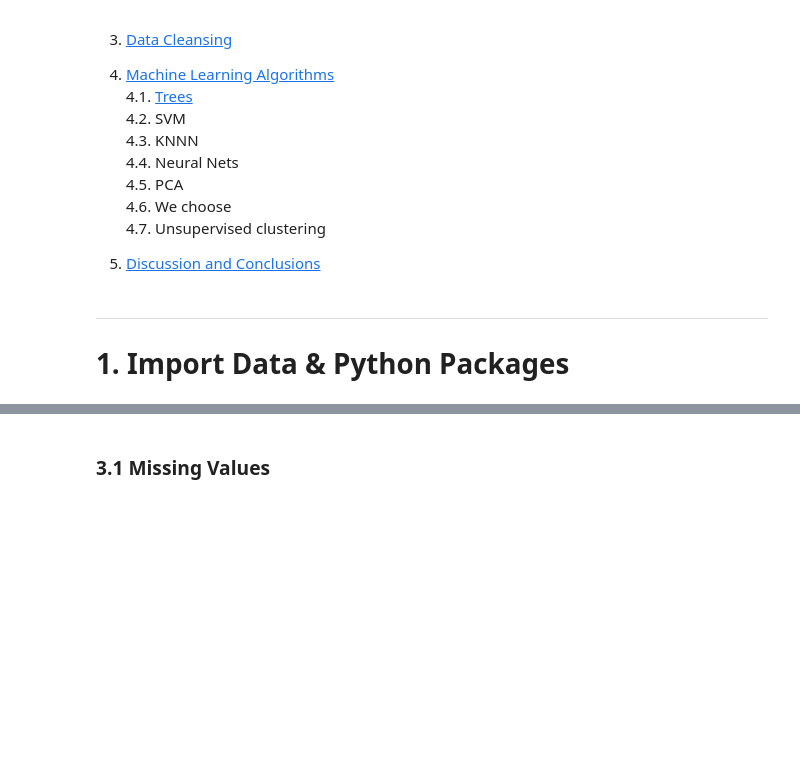
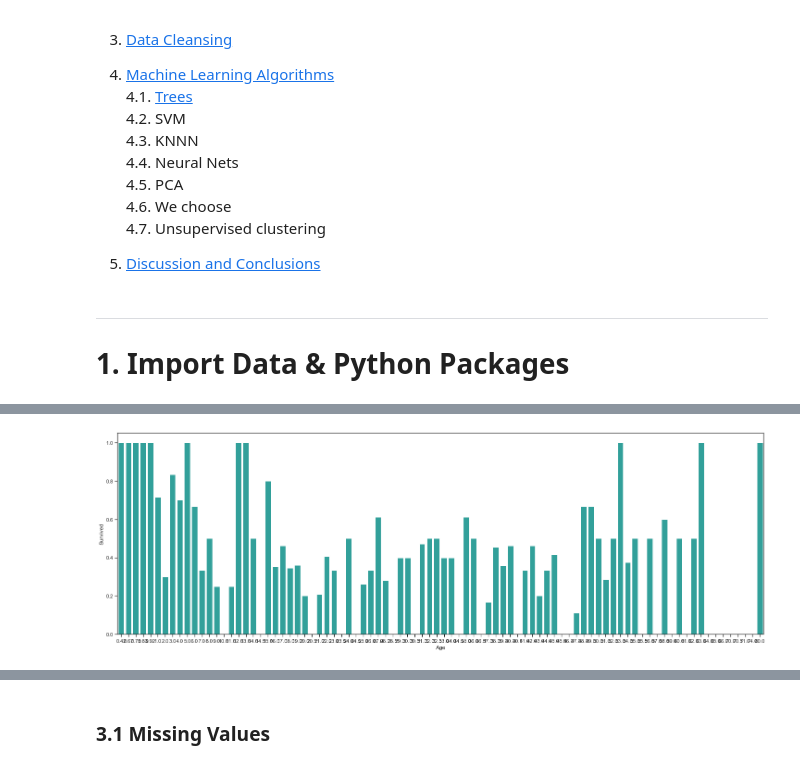
Before and after one commit to OsamaHriri/Machine-Learning-, a Jupyter notebook: HW03/Untitled.ipynb, the cells around one changed output, grey strips where cells are left out. Cells and saved outputs as stored; diff of their text form; code cells hidden in the pictures; blank space fills up the shorter version.

```diff
--- a/HW03/Untitled.ipynb
+++ b/HW03/Untitled.ipynb
@@ -164,0 +189,7 @@ None
+# %%
+#Delete this one
+plt.figure(figsize=(25,8))
+avg_survival_byage = data_raw[["Age", "Survived"]].groupby(['Age'],as_index=False).mean()
+g = sns.barplot(x='Age', y='Survived', data=avg_survival_byage, color="LightSeaGreen")
+# %% [output]
+[figure, added]
```
Also changed, not shown: parts of 22 cells of this notebook.
